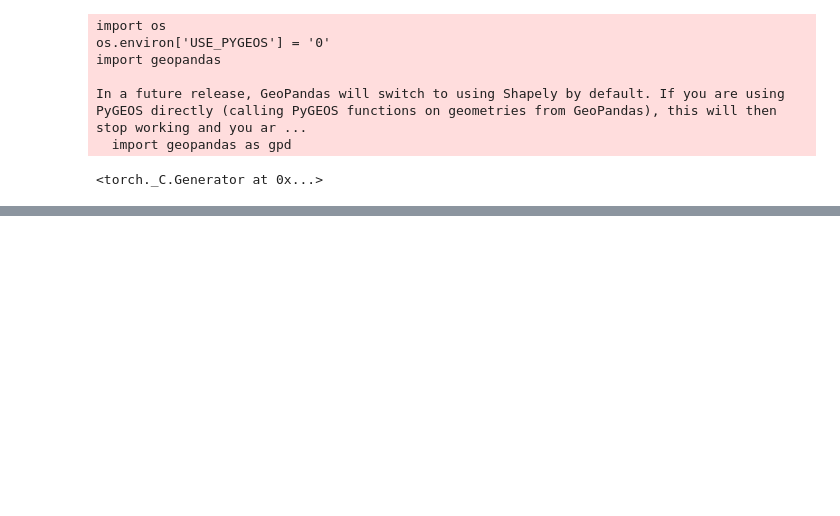
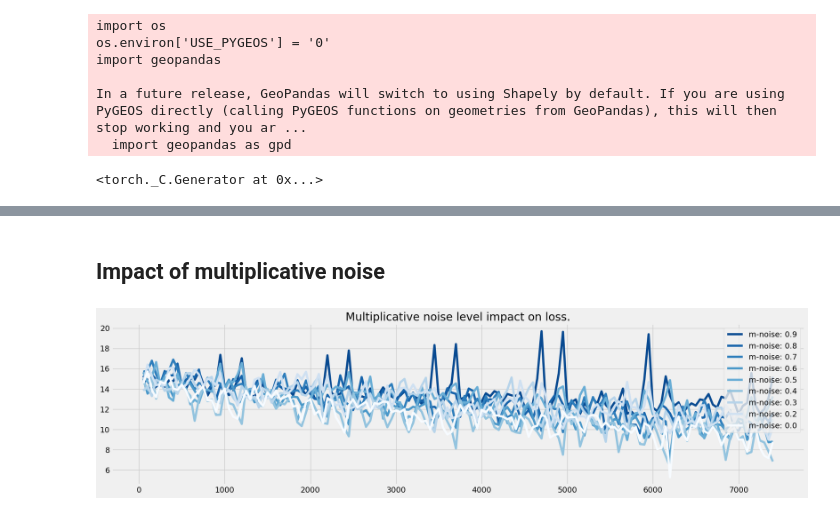
Before and after one commit to SimonPop/country_trends, a Jupyter notebook: src/metro/noisy-experiment.ipynb, the cells around one changed output, grey strips where cells are left out. Drawn from its saved outputs; the diff is of its cells as text; code cells hidden in the pictures; blank space fills up the shorter version.

```diff
--- a/src/metro/noisy-experiment.ipynb
+++ b/src/metro/noisy-experiment.ipynb
@@ -20,7 +24,3 @@ import geopandas
 In a future release, GeoPandas will switch to using Shapely by default. If you are using PyGEOS directly (calling PyGEOS functions on geometries from GeoPandas), this will then stop working and you ar ...
   import geopandas as gpd
 <torch._C.Generator at 0x...>
-# %%
-dataset = MetroDataset(CONFIG.lines, init_nb=20, multiplicative_noise = 0.1, additive_noise = 0.1)
-num_nodes = dataset.cg.num_nodes()
-dataset.cg.altair_graph(dataset.cg.graph, 10)
@@ -33,0 +305,43 @@ dataset.dataframes[5].plot()
+# %%
+client = mlflow.tracking.MlflowClient()
+
+def get_run(run_id):
+    run = mlflow.get_run(run_id)
+    additive_noise = run.data.params['additive_noise']
+    multiplicative_noise = run.data.params['multiplicative_noise']
+    metrics = client.get_metric_history(run_id, "loss")
+    return {
+        "additive_noise": additive_noise,
+        "multiplicative_noise": multiplicative_noise,
+        "metrics": metrics,
+    }
+# %% [markdown]
+## Impact of multiplicative noise
+# %%
+cmap = plt.get_cmap('Blues')
+plt.style.use('fivethirtyeight')
+plt.figure(figsize=(20,5))
+for run_id in [
+    "b670223ddc0d4cc4a26445c795c9e0dd",
+    "a97a1d9af7c74aada19694de1d6ef900",
+    "bee54799e9844568a82f5b49b45b4bee",
+    "e16b8b80a04849cb9646392fe42b5482",
+    "86d16bc7882a446289113f3ead184630",
+    "62878443c87a4622adb895c1d70f6ccc",
+    "89f6bf1e3c8b4f339d7588b17a253130",
+    "7e4e60990e16483b81fed5e145e631f5",
+    "b3937da1cc7c48ccbd3eb1146022752b"
+    ]:
+    run = get_run(run_id)
+    plt.plot(
+        [m.step for m in run['metrics']],
+        np.log([m.value for m in run['metrics']]),
+        label=f"m-noise: {float(run['multiplicative_noise']) * 100 // 1 / 100}",
+        color=cmap(float(run['multiplicative_noise']))
+        )
+
+plt.legend()
+plt.title('Multiplicative noise level impact on loss.')
+plt.show()
+# %% [output]
+[figure, added]
```
Also changed, not shown: parts of 9 cells of this notebook, 3 other files.
